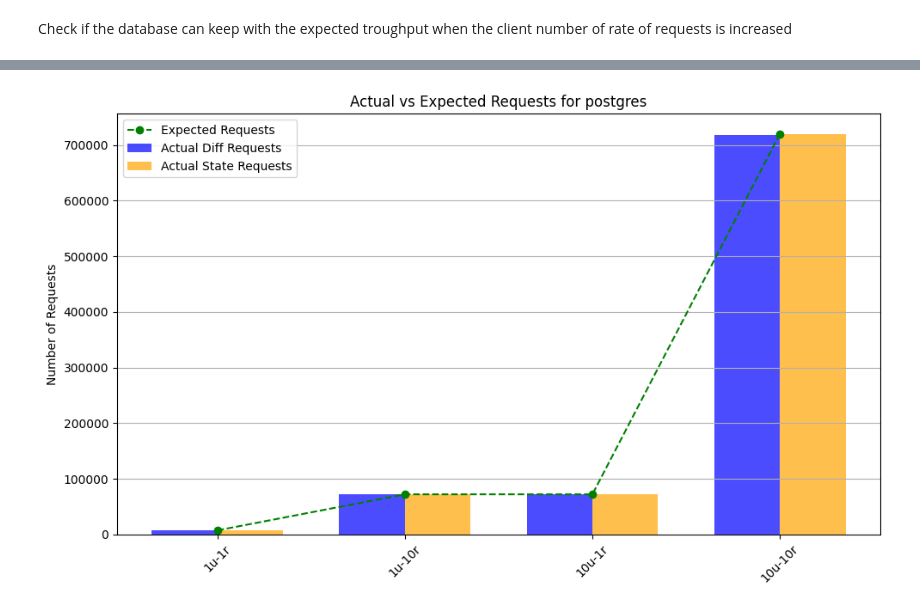
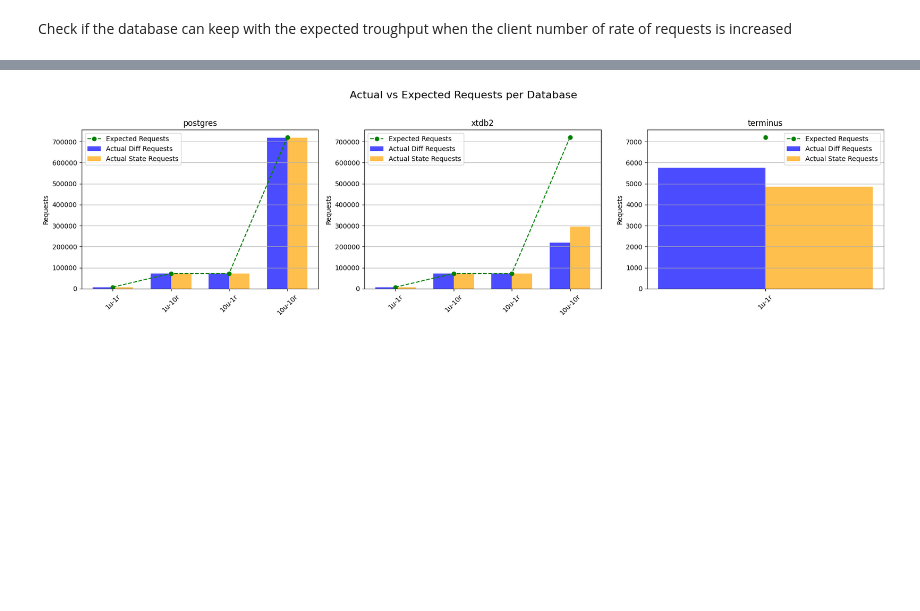
Before and after one commit to DinisSousa2003/api-kevel-mock, a Jupyter notebook: analysis.ipynb, the cells around one changed output, grey strips where cells are left out. Cells and saved outputs as stored; diff of their text form; code cells hidden in the pictures; blank space fills up the shorter version.

```diff
--- a/analysis.ipynb
+++ b/analysis.ipynb
@@ -348,13 +359,15 @@ No size query file
 # %%
-exclude = ['timestamp', 'ALL PUT']
-latest_diff = latest_diff.drop(labels=exclude, axis=1, errors='ignore')
-latest_state = latest_state.drop(labels=exclude, axis=1, errors='ignore')
+latest_diff = get_latest_data(diff_data)
+latest_state = get_latest_data(state_data)
 
 keep = [
     'base_size',
     'total_size',
     'larch_size',
 ]
+
+display(latest_diff)
+display(latest_state)
 
 latest_diff = latest_diff.filter(items=keep, axis=1)
 latest_state = latest_state.filter(items=keep, axis=1)
@@ -467,7 +493,7 @@ for database in ALL_DATABASES:
     state_put_times = state_filtered[state_filtered['label'] == 'ALL PUT']
     state_get_times = state_filtered[state_filtered['label'] == 'ALL GET']
 
-    for label, times in zip(['Update - PUT', 'State - PUT', 'Update - GET', 'State - GET'], [diff_put_times, diff_get_times, state_put_times, state_get_times]):
+    for label, times in zip(['Update - PUT', 'State - PUT', 'Update - GET', 'State - GET'], [diff_put_times, state_put_times, diff_get_times, state_get_times]):
         if not times.empty:
             bottom = times['min'].values[0]
             q1 = times['p25'].values[0]
@@ -619,8 +783,20 @@ Check if the database can keep with the expected troughput when the client numbe
 # %%
 #Make a barplot for all databases, with the actual number of requests in the last minute (PUT + GET). Add a control line with the expected number of requests (users * rate * time)
 
+import matplotlib.pyplot as plt
+import math
+
 boxes_all = []
-for database in ALL_DATABASES:
+
+# Calculate subplot grid dimensions
+n_databases = len(ALL_DATABASES)
+cols = 3  # or any other number you prefer
+rows = math.ceil(n_databases / cols)
+
+fig, axs = plt.subplots(rows, cols, figsize=(cols * 6, rows * 5), squeeze=False)
+fig.suptitle("Actual vs Expected Requests per Database", fontsize=16)
+
+for idx, database in enumerate(ALL_DATABASES):
     print(f"Processing database: {database}")
 
     labels = []
@@ -629,61 +805,60 @@ for database in ALL_DATABASES:
 
     for users in USERS:
         for rate in RATE:
+            try:
+                print(f"Processing users: {users}, rate: {rate}")
 
-            print(f"Processing users: {users}, rate: {rate}")
+                diff_path = make_path(database, "diff", TIME, GPT, NOW, users, rate)
+                state_path = make_path(database, "state", TIME, GPT, NOW, users, rate)
 
-            diff_path = make_path(database, "diff", TIME, GPT, NOW, users, rate)
-            state_path = make_path(database, "state", TIME, GPT, NOW, users, rate)
+                diff_times = load_time_data(diff_path)
+                state_times = load_time_data(state_path)
 
-            diff_times = load_time_data(diff_path)
-            state_times = load_time_data(state_path)
+                diff_filtered = get_latest_data(diff_times)
+                state_filtered = get_latest_data(state_times)
 
-            diff_filtered = get_latest_data(diff_times)
-            state_filtered = get_latest_data(state_times)
+                diff_put = diff_filtered[diff_filtered['label'] == 'ALL PUT']['count'].values[0]
+                diff_get = diff_filtered[diff_filtered['label'] == 'ALL GET']['count'].values[0]
+                state_put = state_filtered[state_filtered['label'] == 'ALL PUT']['count'].values[0]
+                state_get = state_filtered[state_filtered['label'] == 'ALL GET']['count'].values[0]
 
-            diff_put = diff_filtered[diff_filtered['label'] == 'ALL PUT']['count'].values[0]
-            diff_get = diff_filtered[diff_filtered['label'] == 'ALL GET']['count'].values[0]
-            state_put = state_filtered[state_filtered['label'] == 'ALL PUT']['count'].values[0]
-            state_get = state_filtered[state_filtered['label'] == 'ALL GET']['count'].values[0]
+                total_diff = diff_put + diff_get
+                total_state = state_put + state_get
+                expected = users * rate * TIME * 60
 
-            total_diff = diff_put + diff_get
-            total_state = state_put + state_get
-            expected = users * rate * TIME * 60
+                labels.append((f"{users}u-{rate}r"))
+                actual_requests.append((total_diff, total_state))
+                expected_requests.append((expected, expected))
+            except Exception as e:
+                print(f"Error processing users: {users}, rate: {rate} for database {database}: {e}")
+                continue
 
-            labels.append((f"{users}u-{rate}r"))
-            actual_requests.append((total_diff, total_state))
-            expected_requests.append((expected, expected))
-
-
-    # Plotting per-database
-    fig, ax = plt.subplots(figsize=(10, 6))
+    # Plotting per-database subplot
+    row, col = divmod(idx, cols)
+    ax = axs[row][col]
     bar_width = 0.35
     x = range(len(labels))
-
-    # Bar positions
     bar1_x = [i for i in x]
     bar2_x = [i + bar_width for i in x]
+    midpoints = [i + bar_width / 2 for i in x]
 
-    # Plot bars
     ax.bar(bar1_x, [req[0] for req in actual_requests], width=bar_width, label='Actual Diff Requests', color='blue', alpha=0.7)
     ax.bar(bar2_x, [req[1] for req in actual_requests], width=bar_width, label='Actual State Requests', color='orange', alpha=0.7)
-
-    # Expected line plotted between bars
-    midpoints = [i + bar_width / 2 for i in x]
     ax.plot(midpoints, [req[0] for req in expected_requests], label='Expected Requests', color='green', linestyle='--', marker='o')
 
-    # X-axis labels
     ax.set_xticks(midpoints)
     ax.set_xticklabels(labels, rotation=45)
+    ax.set_ylabel('Requests')
+    ax.set_title(f'{database}')
+    ax.grid(axis='y')
+    ax.legend()
 
-    # Labels and title
-    ax.set_ylabel('Number of Requests')
-    ax.set_title(f'Actual vs Expected Requests for {database}')
-    ax.legend()
-    ax.grid(axis='y')
+# Hide any unused subplots
+for i in range(n_databases, rows * cols):
+    fig.delaxes(axs[i // cols][i % cols])
 
-    plt.tight_layout()
-    plt.show()
+plt.tight_layout(rect=[0, 0, 1, 0.96])
+plt.show()
 # %% [output]
 Processing database: postgres
 Processing users: 1, rate: 1
@@ -693 +881 @@ Processing users: 10, rate: 10
-[figure, old version]
+[figure, new version]
```
Also changed, not shown: parts of 18 cells of this notebook, 12 other files.
